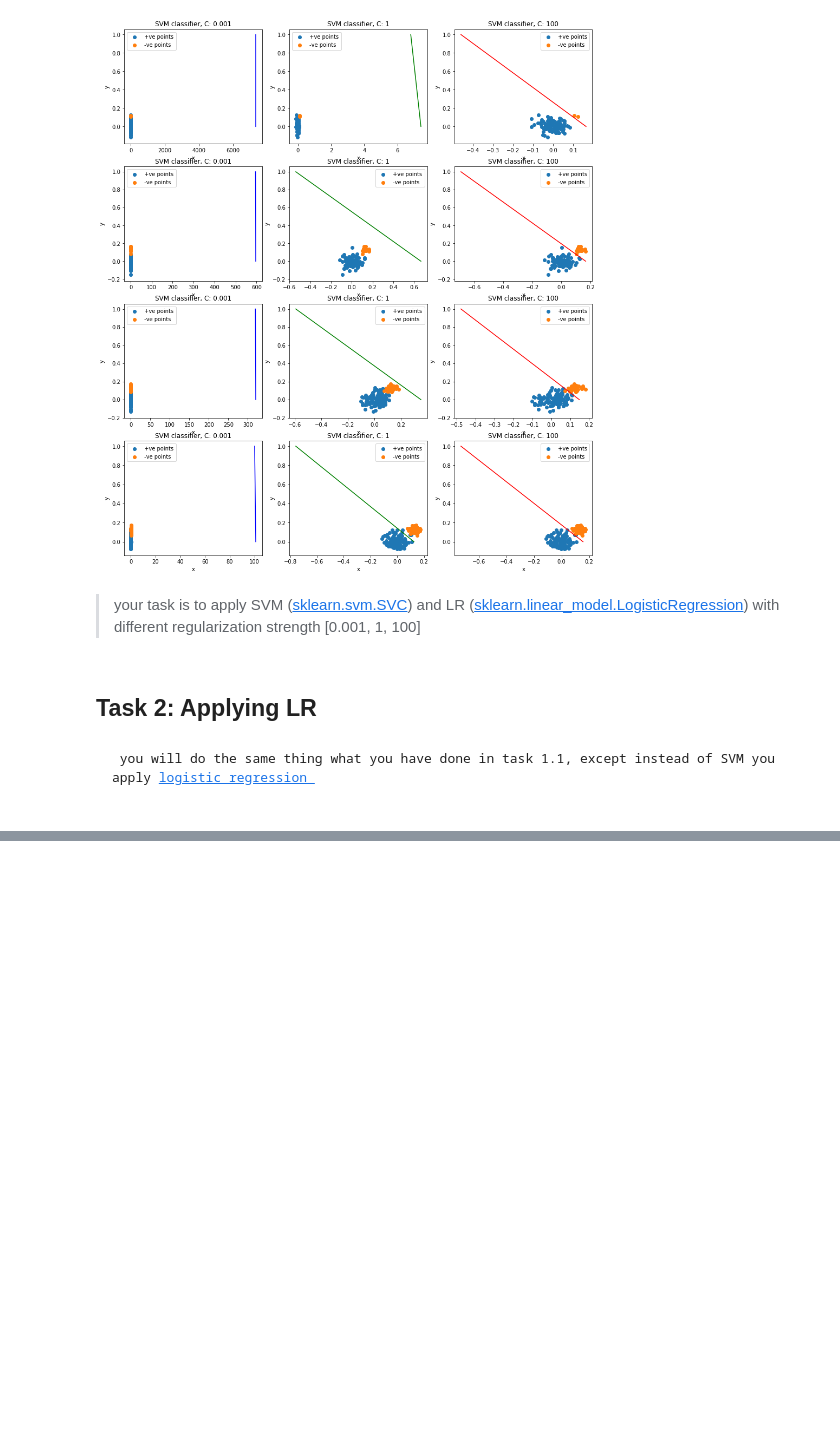
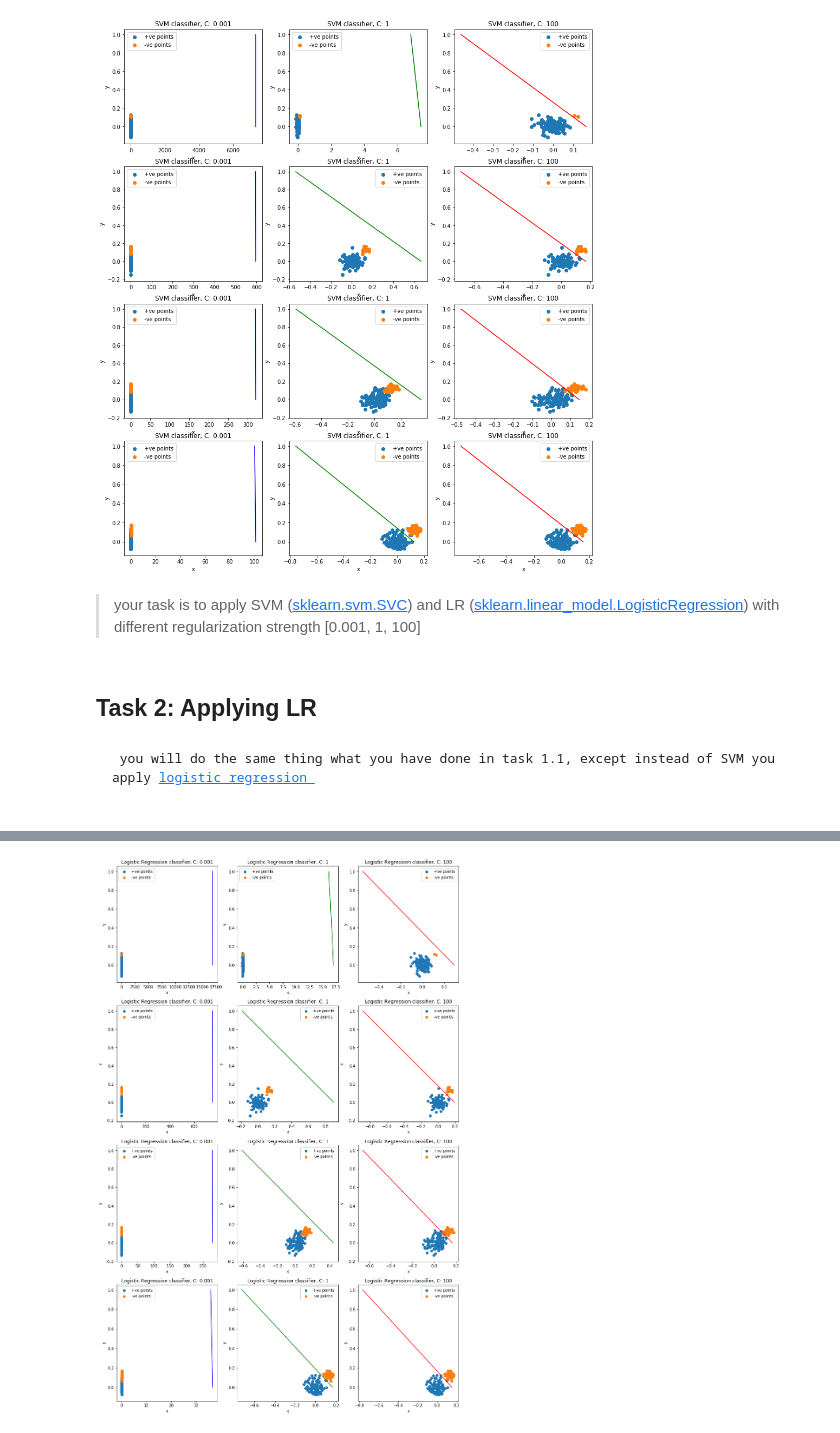
Before and after one commit to mistertandon/reactjs-misc-functional-050-cicd-heroku-configuration, a Jupyter notebook: 8A_LR_SVM.ipynb, the cells around one changed output, grey strips where cells are left out. Cells and saved outputs as stored; diff of their text form; code cells hidden in the pictures; blank space fills up the shorter version.

Commit message:
feat: Apply Logistic Regression Classifier to random data set

```diff
--- a/8A_LR_SVM.ipynb
+++ b/8A_LR_SVM.ipynb
@@ -139,3 +139,37 @@ for row, ratio in enumerate(ratios):
 # %% [markdown]
 <pre>these are results we got when we are experimenting with one of the model </pre>
 <img src='https://i.imgur.com/vLXTxjY.png'>
+# %%
+clsfr = LogisticRegression()
+# %%
+plt.subplots(nrows = 4, ncols = 3, figsize = (15, 15), constrained_layout = True)
+plt.subplots_adjust(left = 0.2, bottom = -0.25, right = 1, top = 1)
+count = 1
+for row, ratio in enumerate(ratios):
+
+    p_pts = datasets.get(ratio).get('p_pts')
+    p_pts_y = datasets.get(ratio).get('p_pts_y')
+
+    n_pts = datasets.get(ratio).get('n_pts')
+    n_pts_y = datasets.get(ratio).get('n_pts_y')
+
+    for col, reg in enumerate(reg_strength):
+
+        plt.subplot(4, 3, count, xlabel = 'x', ylabel = 'y', title = 'Logistic Regression classifier, C: '+str(reg))
+        count +=1
+
+        clsfr.C = reg
+
+        data_points = np.vstack((p_pts, n_pts))
+        outputs = np.vstack((p_pts_y, n_pts_y))
+
+        clsfr.fit(data_points, outputs)
+
+        plt.scatter(p_pts[:,0], p_pts[:,1], label = "+ve points")
+        plt.scatter(n_pts[:,0], n_pts[:,1], label = "-ve points")
+
+        draw_line(clsfr.coef_[0], clsfr.intercept_[0], 0, 1, colors[col])
+
+        plt.legend()
+# %% [output]
+[figure, added]
```
